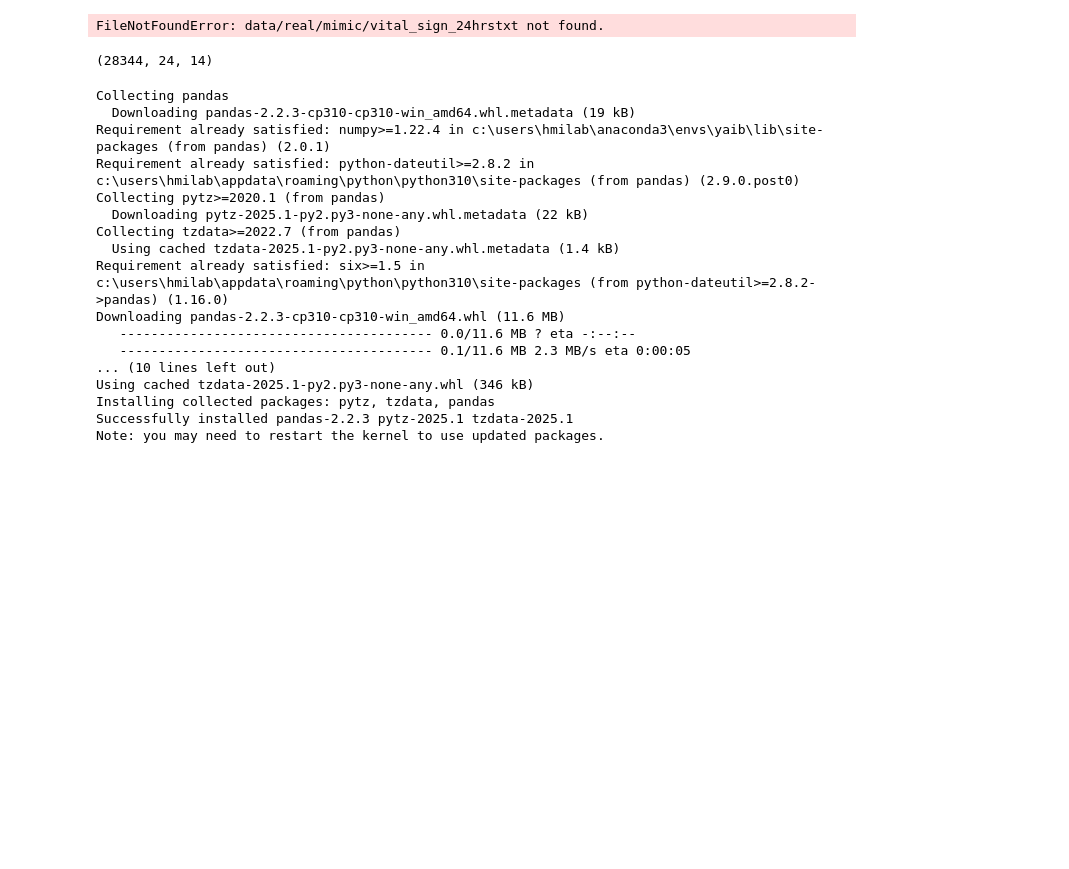
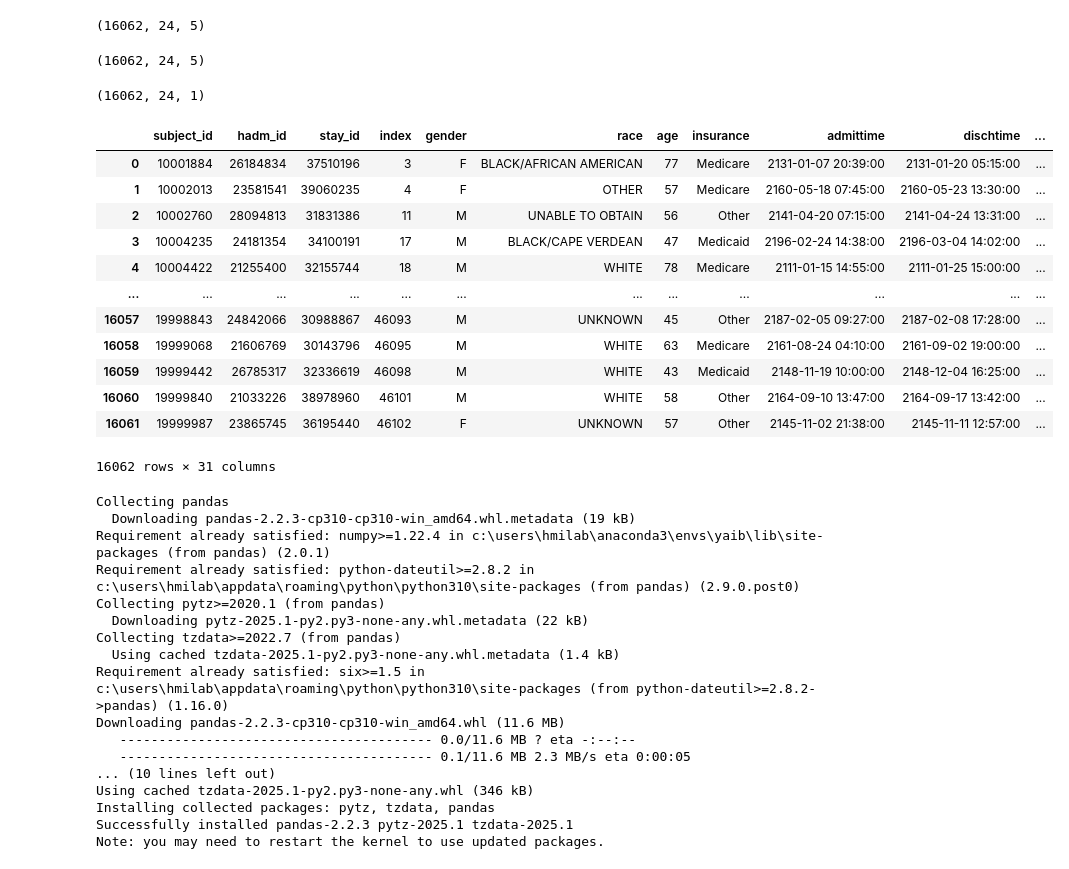
Before and after one commit to timothy0203/ehrMGAN, a Jupyter notebook: test_pickle.ipynb, the cells around one changed output. Drawn from its saved outputs; the diff is of its cells as text; code cells hidden in the pictures; blank space fills up the shorter version.

```diff
--- a/test_pickle.ipynb
+++ b/test_pickle.ipynb
@@ -26,45 +26,68 @@ array([[[0.00280056, 0.4003002 , 0.37606838, ..., 0.03544496,
+# %%
+data.shape
+# %% [output]
+(16062, 24, 5)
 # %%
 import pickle
 import numpy as np
 
 # Step 1: Load the .pkl file
-with open('data/real/mimic/vital_sign_24hrs_p4.pkl', 'rb') as f:
-    data = pickle.load(f)
+# with open('data/real/mimic/vital_sign_24hrs_p4.pkl', 'rb') as f:
+#     data = pickle.load(f)
 
 # Step 2: Save the data to a .txt file
-np.savetxt('data/real/mimic/vital_sign_24hrs.txt', data.reshape(-1, data.shape[-1]))
+np.savetxt('data/real/mimic/vital_sign_24hrs_5_var_mimiciv.txt', data.reshape(-1, data.shape[-1]))
 
 # Step 3: Read the data back from the .txt file
-loaded_data = np.loadtxt('data/real/mimic/vital_sign_24hrs.txt')
+loaded_data = np.loadtxt('data/real/mimic/vital_sign_24hrs_5_var_mimiciv.txt')
 
 # Step 4: Reshape the data to the original shape
-loaded_data = loaded_data.reshape(28344, 24, 104)
+loaded_data = loaded_data.reshape(data.shape[0], data.shape[1], data.shape[2])
 
 # Verify the shape
 print(loaded_data.shape)
 # %% [output]
-FileNotFoundError: data/real/mimic/vital_sign_24hrstxt not found.
+(16062, 24, 5)
 # %%
 import pickle
 import numpy as np
-
+inter_filename = "med_interv_24hrs_5_var_mimiciv"
 # Step 1: Load the .pkl file
-with open('data/real/mimic/med_interv_24hrs_p4.pkl', 'rb') as f:
+with open(f'data/real/mimic/{inter_filename}.pkl', 'rb') as f:
     data = pickle.load(f)
 
 # Step 2: Save the data to a .txt file
-np.savetxt('data/real/mimic/med_interv_24hrs.txt', data.reshape(-1, data.shape[-1]))
+np.savetxt(f'data/real/mimic/{inter_filename}.txt', data.reshape(-1, data.shape[-1]))
 
 # Step 3: Read the data back from the .txt file
-loaded_data = np.loadtxt('data/real/mimic/med_interv_24hrs.txt')
+loaded_data = np.loadtxt(f'data/real/mimic/{inter_filename}.txt')
 
 # Step 4: Reshape the data to the original shape
-loaded_data = loaded_data.reshape(28344, 24, 14)
+loaded_data = loaded_data.reshape(data.shape[0], data.shape[1], data.shape[2])
 
 # Verify the shape
 print(loaded_data.shape)
 # %% [output]
-(28344, 24, 14)
+(16062, 24, 1)
+# %%
+import pandas as pd
+statics_label = pd.read_csv('data/real/mimic/static_data_5_var_mimiciv.csv')
+# statics_label = pd.read_csv('data/real/mimic/static_data_mimiciv.csv')
+statics_label
+# %% [output]
+|  | subject_id | hadm_id | stay_id | index | gender | race | age | insurance | admittime | dischtime | ... |
+| 0 | 10001884 | 26184834 | 37510196 | 3 | F | BLACK/AFRICAN AMERICAN | 77 | Medicare | 2131-01-07 20:39:00 | 2131-01-20 05:15:00 | ... |
+| 1 | 10002013 | 23581541 | 39060235 | 4 | F | OTHER | 57 | Medicare | 2160-05-18 07:45:00 | 2160-05-23 13:30:00 | ... |
+| 2 | 10002760 | 28094813 | 31831386 | 11 | M | UNABLE TO OBTAIN | 56 | Other | 2141-04-20 07:15:00 | 2141-04-24 13:31:00 | ... |
+| 3 | 10004235 | 24181354 | 34100191 | 17 | M | BLACK/CAPE VERDEAN | 47 | Medicaid | 2196-02-24 14:38:00 | 2196-03-04 14:02:00 | ... |
+| 4 | 10004422 | 21255400 | 32155744 | 18 | M | WHITE | 78 | Medicare | 2111-01-15 14:55:00 | 2111-01-25 15:00:00 | ... |
+| ... | ... | ... | ... | ... | ... | ... | ... | ... | ... | ... | ... |
+| 16057 | 19998843 | 24842066 | 30988867 | 46093 | M | UNKNOWN | 45 | Other | 2187-02-05 09:27:00 | 2187-02-08 17:28:00 | ... |
+| 16058 | 19999068 | 21606769 | 30143796 | 46095 | M | WHITE | 63 | Medicare | 2161-08-24 04:10:00 | 2161-09-02 19:00:00 | ... |
+| 16059 | 19999442 | 26785317 | 32336619 | 46098 | M | WHITE | 43 | Medicaid | 2148-11-19 10:00:00 | 2148-12-04 16:25:00 | ... |
+| 16060 | 19999840 | 21033226 | 38978960 | 46101 | M | WHITE | 58 | Other | 2164-09-10 13:47:00 | 2164-09-17 13:42:00 | ... |
+| 16061 | 19999987 | 23865745 | 36195440 | 46102 | F | UNKNOWN | 57 | Other | 2145-11-02 21:38:00 | 2145-11-11 12:57:00 | ... |
+16062 rows × 31 columns
 # %%
 pip install pandas
 # %% [output]
```
Also changed, not shown: parts of 6 cells of this notebook, 10 other files.
